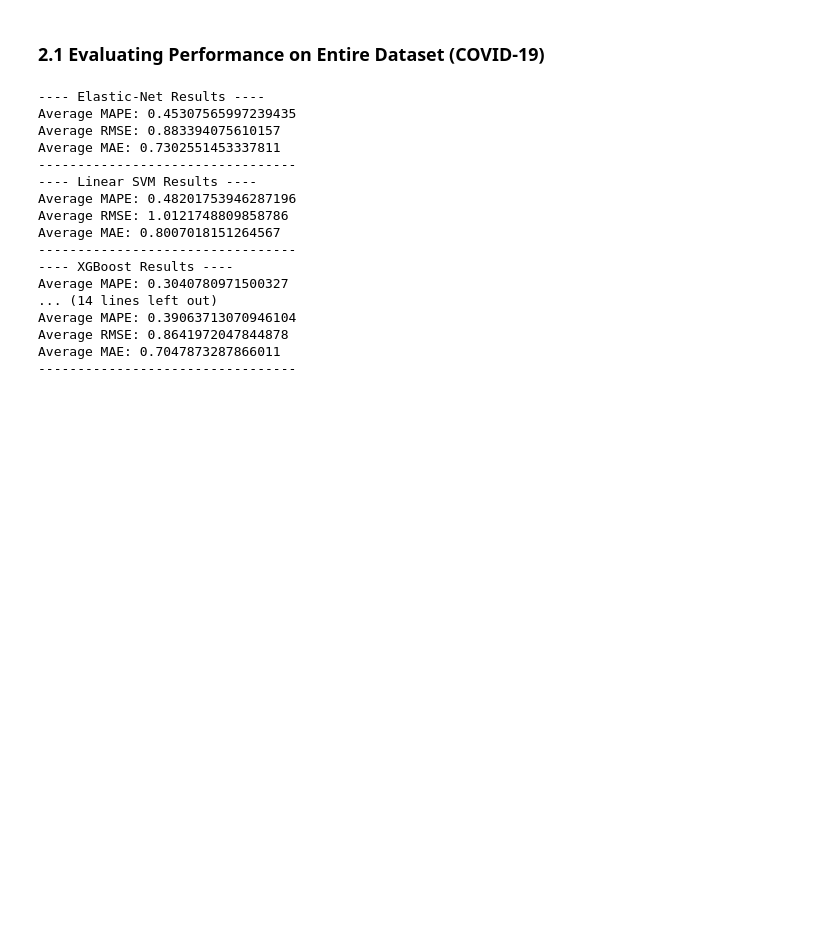
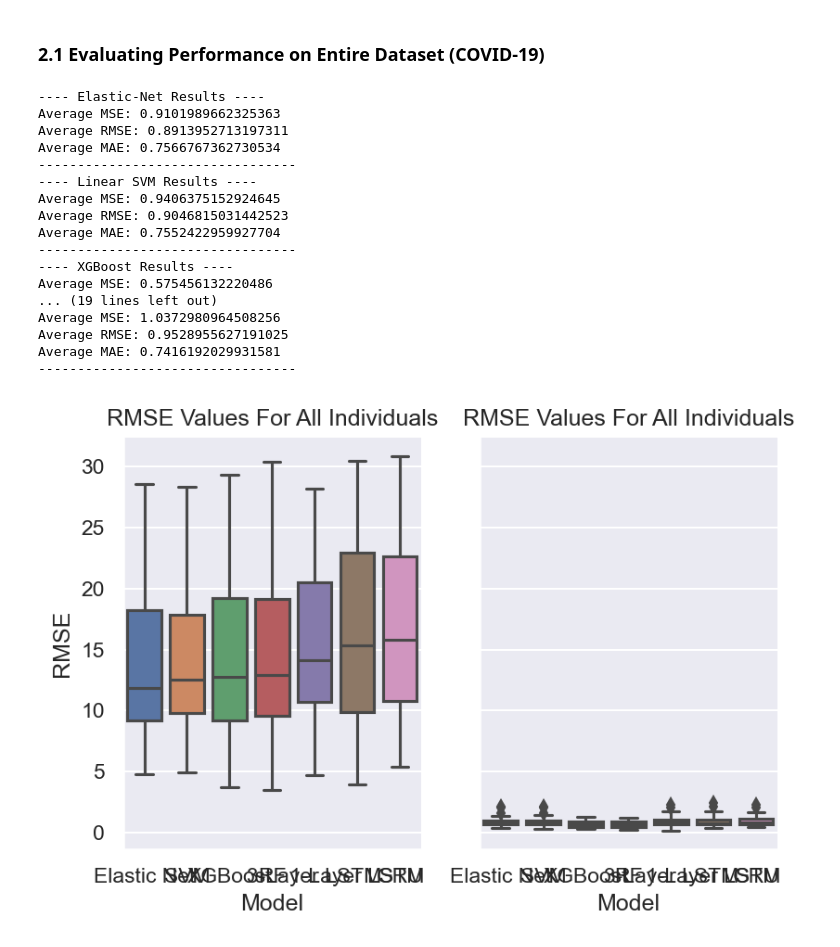
Before and after one commit to RoscaAlex00/DLTimeSeries, a Jupyter notebook: forecasting_global.ipynb, the cells around one changed output. Saved outputs shown, nothing was run; the diff lists cells and outputs as text; code cells hidden in the pictures; blank space fills up the shorter version.

```diff
--- a/forecasting_global.ipynb
+++ b/forecasting_global.ipynb
@@ -258,7 +261,7 @@ def one_lstm_rnn(train_x, train_y):
 
     # Compile and train model as the 3-Layer one
     model.compile(loss='mae', optimizer='adam')
-    model.fit(train_x_val, train_y_val, epochs=40, batch_size=8, verbose=0, shuffle=False)
+    model.fit(train_x_val, train_y_val, epochs=55, batch_size=8, verbose=0, shuffle=False)
 
     return model
 
@@ -294,7 +297,7 @@ def gru_rnn(train_x, train_y):
     ])
     # Compile and train model
     model.compile(loss='mae', optimizer='adam')
-    model.fit(train_x_val, train_y_val, epochs=75, batch_size=4, verbose=0, shuffle=False)
+    model.fit(train_x_val, train_y_val, epochs=100, batch_size=4, verbose=0, shuffle=False)
 
     return model
 
@@ -462,5 +470,6 @@ n = len(rmse_rf)
 model_names = ['Elastic Net'] * n + ['SVM'] * n + ['XGBoost'] * n + ['RF'] * n + ['3-Layer LSTM'] * n + [
     '1-Layer LSTM'] * n + ['GRU'] * n
 dataset = ['Alcohol'] * len(model_names)
+mae_overall = mae_elastic + mae_svm + mae_xgb + mae_rf + mae_lstm + mae_one_lstm + mae_gru
 # %% [output]
 ---- Elastic-Net Results ----
@@ -634,35 +643,41 @@ rmse_overall_covid = rmse_elastic + rmse_svm + rmse_xgb + rmse_rf + rmse_lstm +
 n = len(rmse_rf)
 model_names_covid = ['Elastic Net'] * n + ['SVM'] * n + ['XGBoost'] * n + ['RF'] * n + ['3-Layer LSTM'] * n + [
     '1-Layer LSTM'] * n + ['GRU'] * n
-dataset_covid = ['COVID-19'] * len(model_names)
+dataset_covid = ['COVID-19'] * len(model_names_covid)
+mae_overall_covid = mae_elastic + mae_svm + mae_xgb + mae_rf + mae_lstm + mae_one_lstm + mae_gru
 # %% [output]
 ---- Elastic-Net Results ----
-Average MAPE: 0.45307565997239435
-Average RMSE: 0.883394075610157
-Average MAE: 0.7302551453337811
+Average MSE: 0.9101989662325363
+Average RMSE: 0.8913952713197311
+Average MAE: 0.7566767362730534
 ---------------------------------
 ---- Linear SVM Results ----
-Average MAPE: 0.48201753946287196
-Average RMSE: 1.0121748809858786
-Average MAE: 0.8007018151264567
+Average MSE: 0.9406375152924645
+Average RMSE: 0.9046815031442523
+Average MAE: 0.7552422959927704
 ---------------------------------
 ---- XGBoost Results ----
-Average MAPE: 0.3040780971500327
-... (14 lines left out)
-Average MAPE: 0.39063713070946104
-Average RMSE: 0.8641972047844878
-Average MAE: 0.7047873287866011
+Average MSE: 0.575456132220486
+... (19 lines left out)
+Average MSE: 1.0372980964508256
+Average RMSE: 0.9528955627191025
+Average MAE: 0.7416192029931581
 ---------------------------------
 # %%
 # Generate a box-plot
+mae = mae_overall + mae_overall_covid
 rmse = rmse_overall + rmse_overall_covid
 models = model_names + model_names_covid
 dataset_names = dataset + dataset_covid
 
-dictionary = {'RMSE': rmse, 'Model': models, 'Dataset': dataset_names}
+dictionary = {'MAE': mae,'RMSE': rmse, 'Model': models, 'Dataset': dataset_names}
 df = pd.DataFrame(data=dictionary)
 boxplot = sns.catplot(x='Model', y='RMSE', col='Dataset',
                       data=df, kind="box",
                       height=4, aspect=.7)
 # boxplot = sns.boxplot(data=df, y='RMSE', x='Model', palette="Set3")
 boxplot.set(title='RMSE Values For All Individuals', ylabel='RMSE')
+
+df.to_csv('nomothetic.csv')
+# %% [output]
+[figure, added]
```
Also changed, not shown: parts of 7 cells of this notebook, 7 other files.
